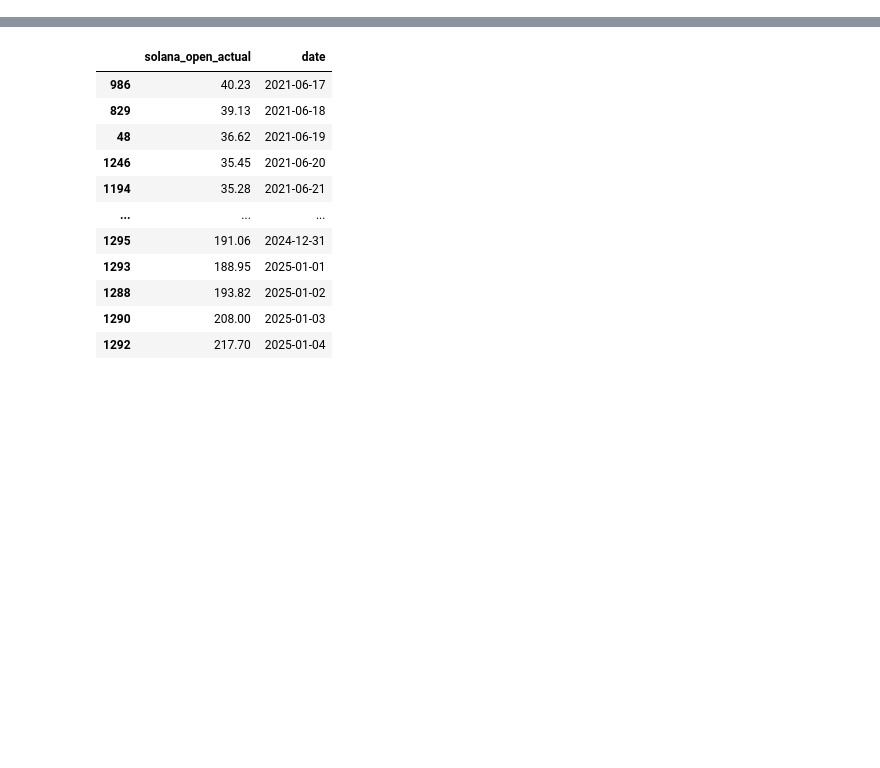
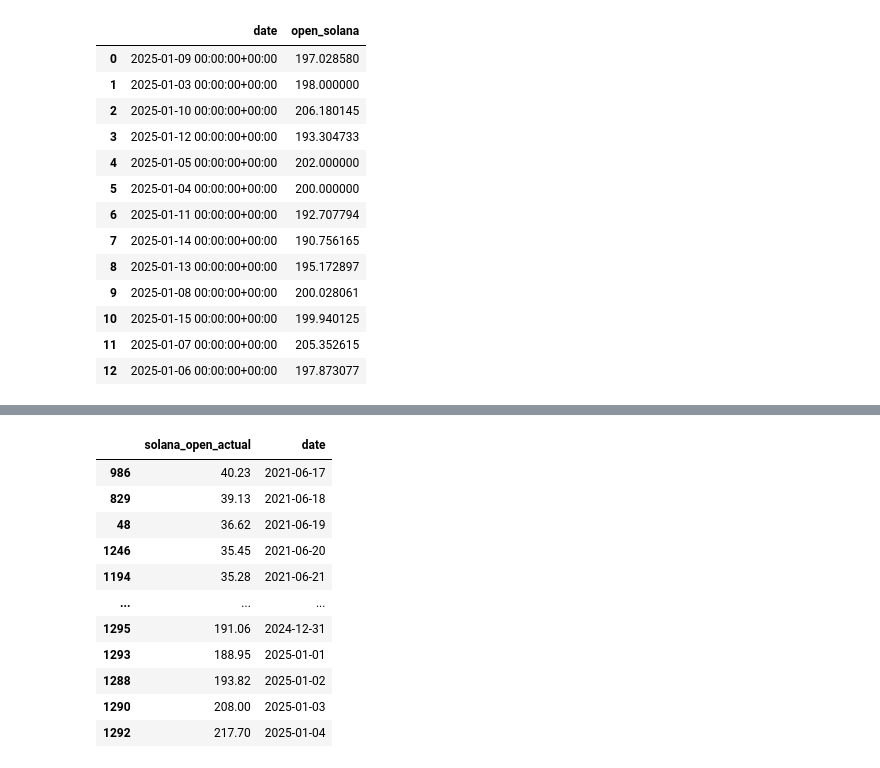
Before and after one commit to natassaf/ID2223-final-project, a Jupyter notebook: plots.ipynb, the cells around one changed output, grey strips where cells are left out. Saved outputs shown, nothing was run; the diff lists cells and outputs as text; code cells hidden in the pictures; blank space fills up the shorter version.

```diff
--- a/plots.ipynb
+++ b/plots.ipynb
@@ -61,3 +61,20 @@ Finished: Reading data from Hopsworks, using Hopsworks Feature Query Service (0.
+# %%
+solana_pred_df
+# %% [output]
+|  | date | open_solana |
+| 0 | 2025-01-09 00:00:00+00:00 | 197.028580 |
+| 1 | 2025-01-03 00:00:00+00:00 | 198.000000 |
+| 2 | 2025-01-10 00:00:00+00:00 | 206.180145 |
+| 3 | 2025-01-12 00:00:00+00:00 | 193.304733 |
+| 4 | 2025-01-05 00:00:00+00:00 | 202.000000 |
+| 5 | 2025-01-04 00:00:00+00:00 | 200.000000 |
+| 6 | 2025-01-11 00:00:00+00:00 | 192.707794 |
+| 7 | 2025-01-14 00:00:00+00:00 | 190.756165 |
+| 8 | 2025-01-13 00:00:00+00:00 | 195.172897 |
+| 9 | 2025-01-08 00:00:00+00:00 | 200.028061 |
+| 10 | 2025-01-15 00:00:00+00:00 | 199.940125 |
+| 11 | 2025-01-07 00:00:00+00:00 | 205.352615 |
+| 12 | 2025-01-06 00:00:00+00:00 | 197.873077 |
 # %%
 solana_pred_df['date'] = pd.to_datetime(solana_pred_df['date'], errors='coerce')
 
```
Also changed, not shown: parts of 8 cells of this notebook, 4 other files.
